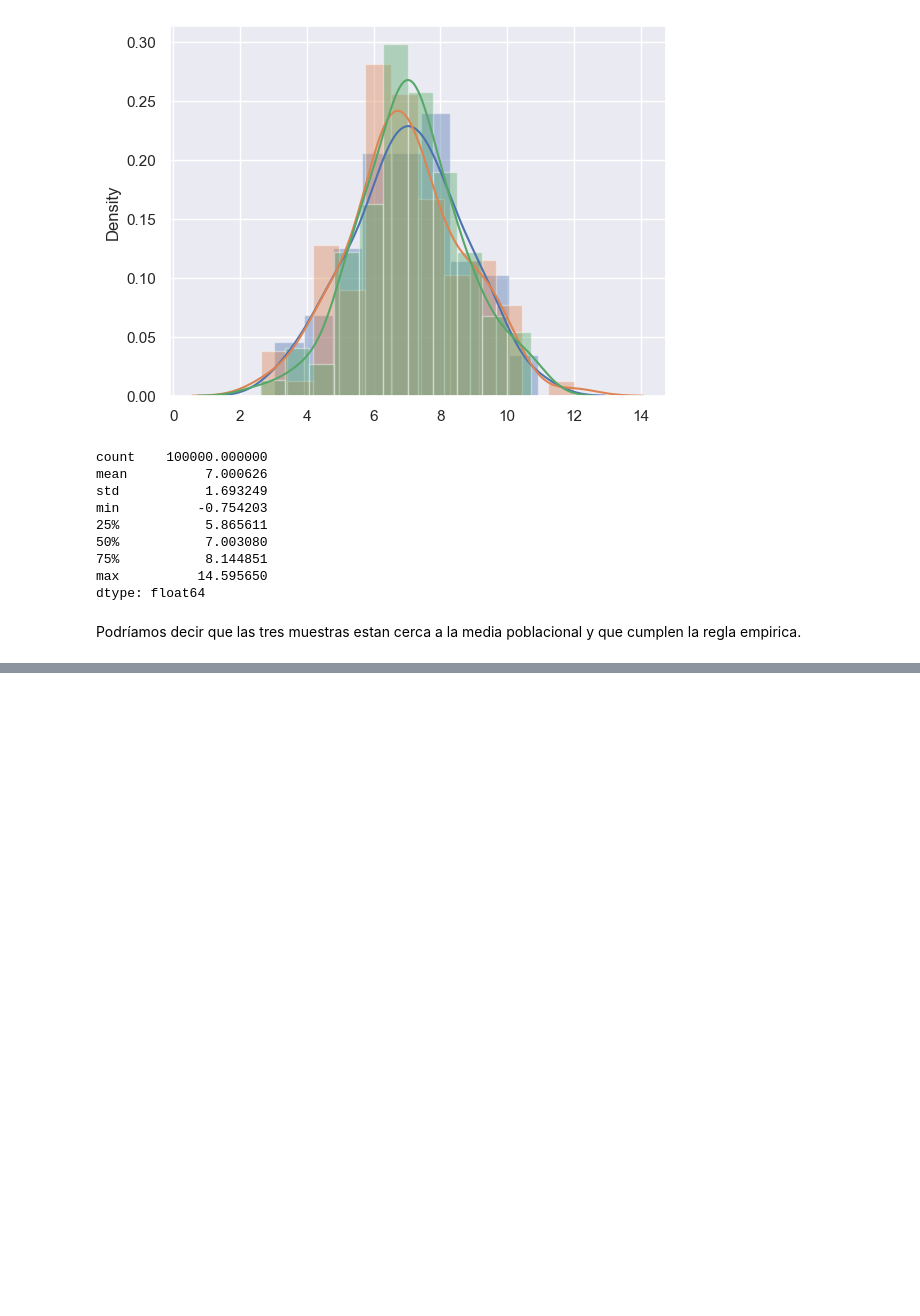
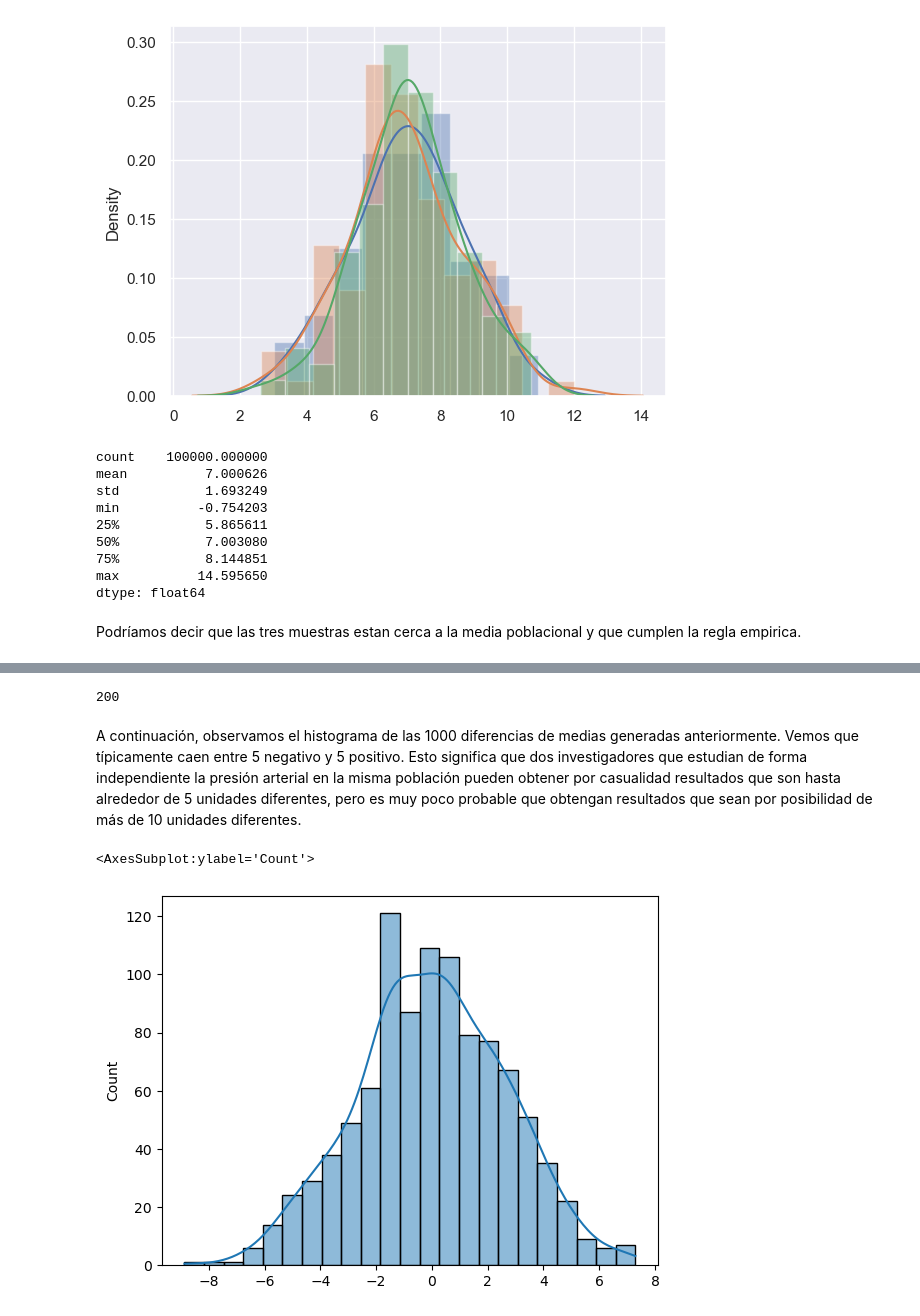
Before and after one commit to onavarrete04/Introduccion-Ciencia-Datos, a Jupyter notebook: 2023 - 1 PRACTICA - NHANES - DATOS UNIVARIADOS - MULTIVARIADOS.ipynb, the cells around one changed output, grey strips where cells are left out. Drawn from its saved outputs; the diff is of its cells as text; code cells hidden in the pictures; blank space fills up the shorter version.

Commit message:
Corroborando el trabajo con muestras probabilisticas y los conceptos de teorema de limite central, regla empirica en distribuciones de campana.

```diff
--- a/2023 - 1 PRACTICA - NHANES - DATOS UNIVARIADOS - MULTIVARIADOS.ipynb
+++ b/2023 - 1 PRACTICA - NHANES - DATOS UNIVARIADOS - MULTIVARIADOS.ipynb
@@ -1838,3 +1838,11 @@ max          14.595650
 dtype: float64
 # %% [markdown]
 Podríamos decir que las tres muestras estan cerca a la media poblacional y que cumplen la regla empirica.
+# %%
+%matplotlib inline
+import matplotlib.pyplot as plt
+import seaborn as sns
+import pandas as pd
+import numpy as np
+
+datos = pd.read_csv("nhanes_2015_2016.csv")
@@ -1840,0 +1857,22 @@ Podríamos decir que las tres muestras estan cerca a la media poblacional y que
+# %%
+sub_muestra = 100
+
+# Almacenamiento para nuestras diferencias de medias de submuestras
+sub_medias = []
+
+for i in range(1000):
+    dx = datos.sample(2*sub_muestra) # se necesitan dos submuestras
+    dx1 = dx.iloc[0:sub_muestra, :] # se le esta diciendo que elija la primera 100 filas
+    dx2 = dx.iloc[sub_muestra:, :] # se le esta diciendo que despues de 100 lo que venga
+    sub_medias.append(dx1.BPXSY1.mean()-dx2.BPXSY1.mean())
+len(sub_medias)
+len(dx)
+# %% [output]
+200
+# %% [markdown]
+A continuación, observamos el histograma de las 1000 diferencias de medias generadas anteriormente. Vemos que típicamente caen entre 5 negativo y 5 positivo. Esto significa que dos investigadores que estudian de forma independiente la presión arterial en la misma población pueden obtener por casualidad resultados que son hasta alrededor de 5 unidades diferentes, pero es muy poco probable que obtengan resultados que sean por posibilidad de más de 10 unidades diferentes.
+# %%
+sns.histplot(x=sub_medias, kde=True)
+# %% [output]
+<AxesSubplot:ylabel='Count'>
+[figure, added]
```
Also changed, not shown: parts of 15 cells of this notebook.
